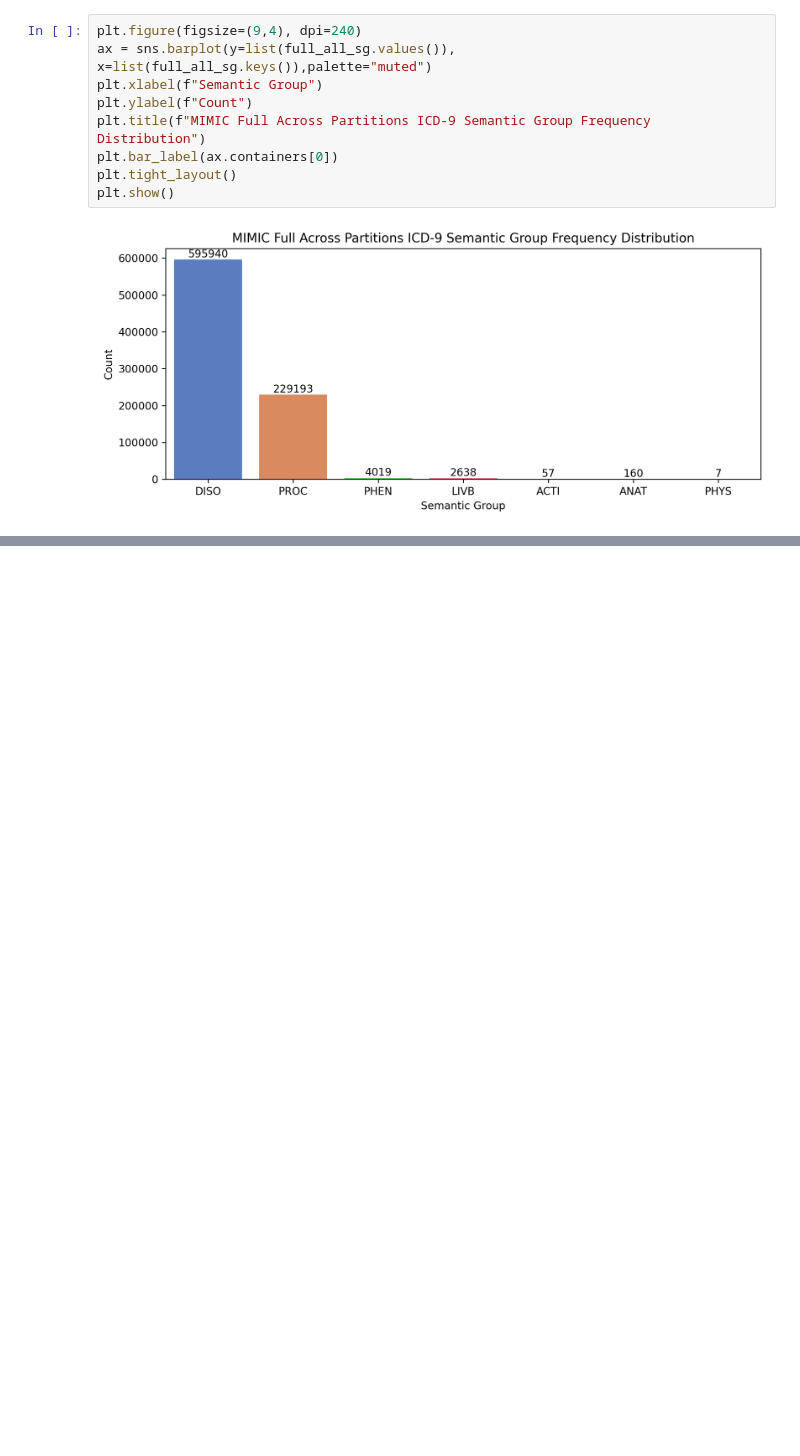
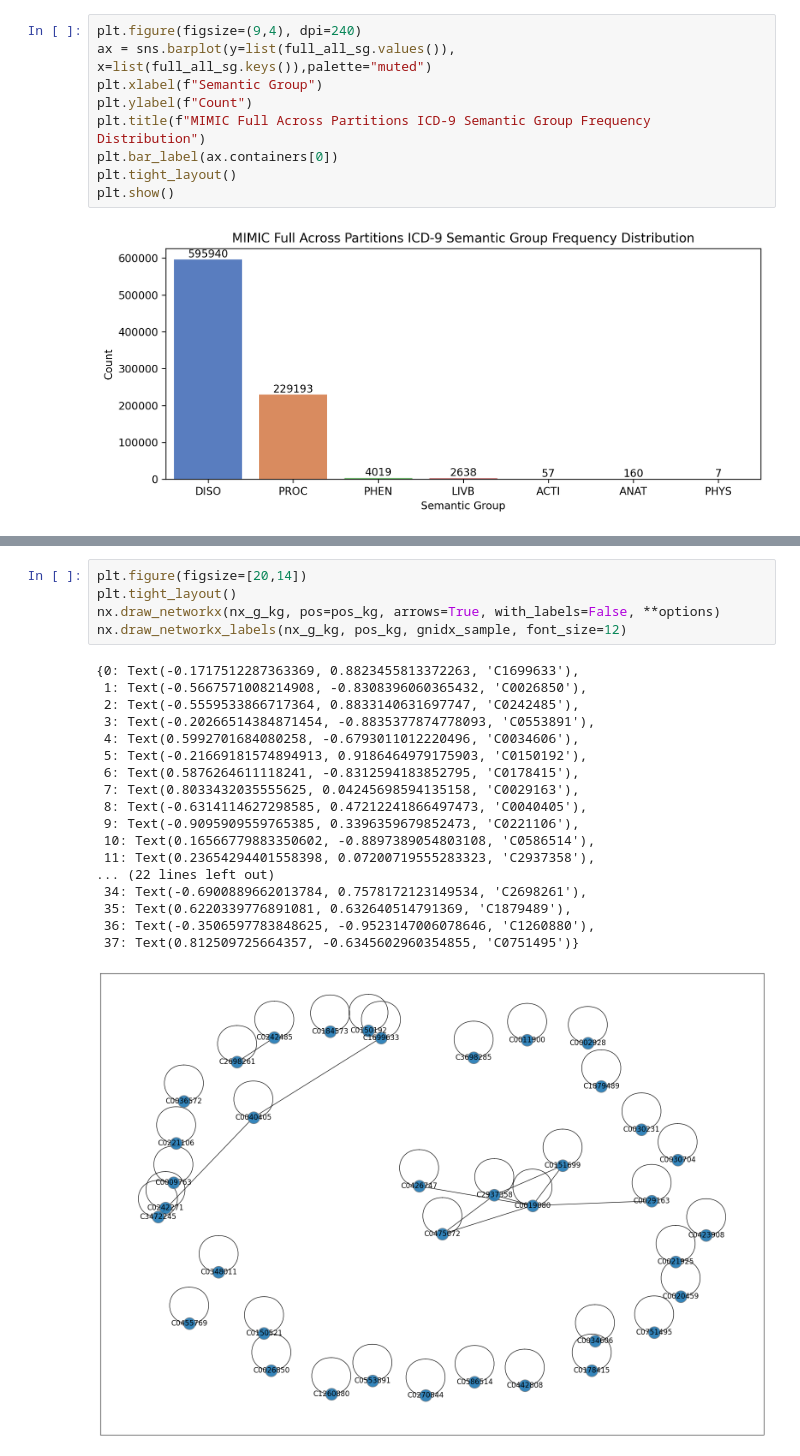
Before and after one commit to pokarats/CoDER, a Jupyter notebook: src/umls/icd9_seminfo_analysis.ipynb, the cells around one changed output, grey strips where cells are left out. Drawn from its saved outputs; the diff is of its cells as text; blank space fills up the shorter version.

```diff
--- a/src/umls/icd9_seminfo_analysis.ipynb
+++ b/src/umls/icd9_seminfo_analysis.ipynb
@@ -280,0 +832,24 @@ plt.show()
+# %%
+plt.figure(figsize=[20,14])
+plt.tight_layout()
+nx.draw_networkx(nx_g_kg, pos=pos_kg, arrows=True, with_labels=False, **options)
+nx.draw_networkx_labels(nx_g_kg, pos_kg, gnidx_sample, font_size=12)
+# %% [output]
+{0: Text(-0.1717512287363369, 0.8823455813372263, 'C1699633'),
+ 1: Text(-0.5667571008214908, -0.8308396060365432, 'C0026850'),
+ 2: Text(-0.5559533866717364, 0.8833140631697747, 'C0242485'),
+ 3: Text(-0.20266514384871454, -0.8835377874778093, 'C0553891'),
+ 4: Text(0.5992701684080258, -0.6793011012220496, 'C0034606'),
+ 5: Text(-0.21669181574894913, 0.9186464979175903, 'C0150192'),
+ 6: Text(0.5876264611118241, -0.8312594183852795, 'C0178415'),
+ 7: Text(0.8033432035555625, 0.04245698594135158, 'C0029163'),
+ 8: Text(-0.6314114627298585, 0.47212241866497473, 'C0040405'),
+ 9: Text(-0.9095909559765385, 0.3396359679852473, 'C0221106'),
+ 10: Text(0.16566779883350602, -0.8897389054803108, 'C0586514'),
+ 11: Text(0.23654294401558398, 0.07200719555283323, 'C2937358'),
+... (22 lines left out)
+ 34: Text(-0.6900889662013784, 0.7578172123149534, 'C2698261'),
+ 35: Text(0.6220339776891081, 0.632640514791369, 'C1879489'),
+ 36: Text(-0.3506597783848625, -0.9523147006078646, 'C1260880'),
+ 37: Text(0.812509725664357, -0.6345602960354855, 'C0751495')}
+[figure, added]
```
Also changed, not shown: parts of 55 cells of this notebook.
